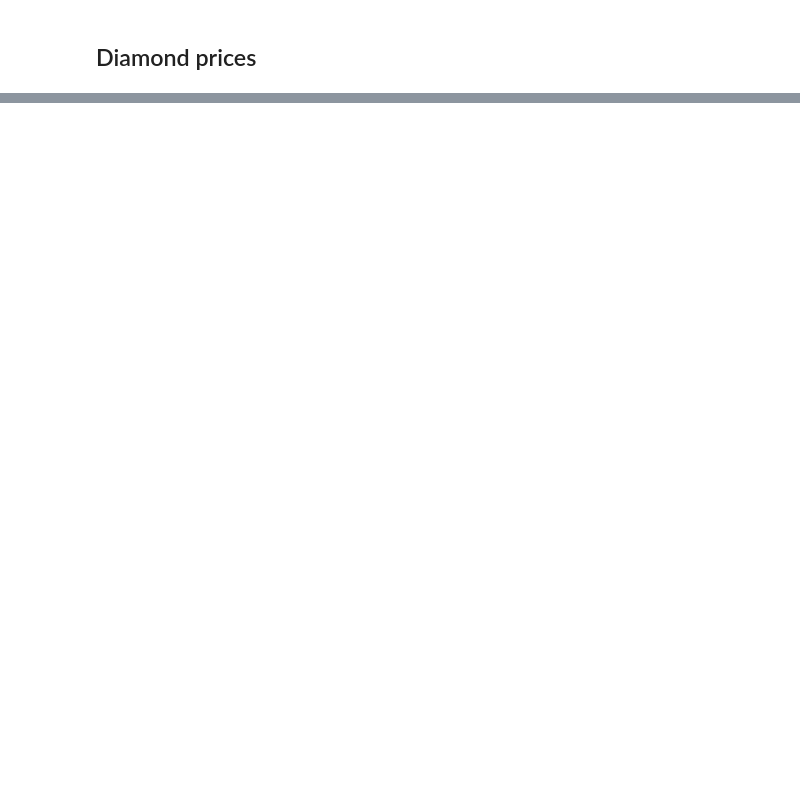
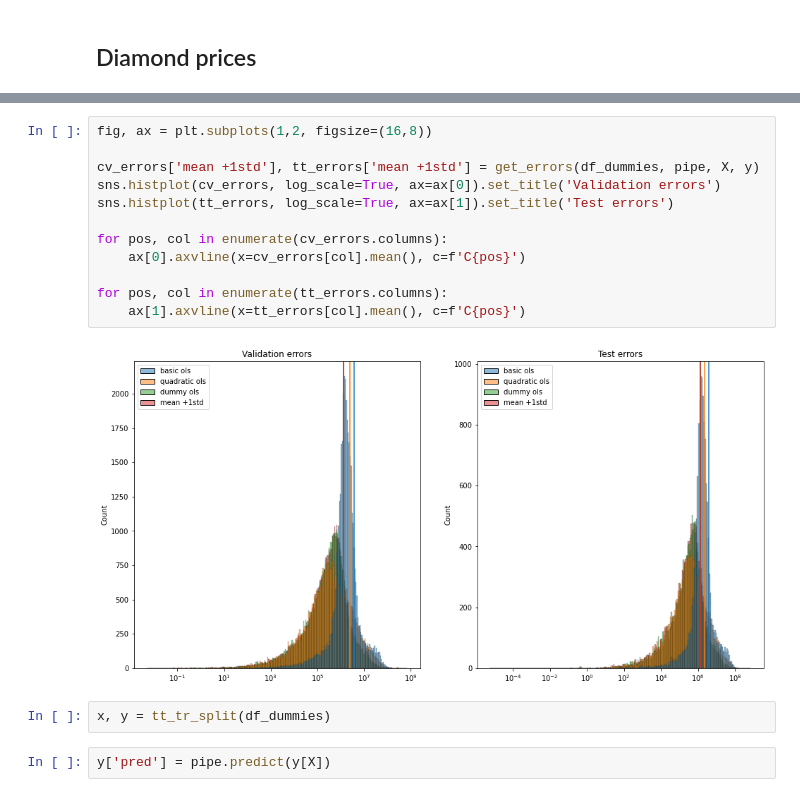
Before and after one commit to MatthewAckman/diamond_prices, a Jupyter notebook: fi_sandbox.ipynb, the cells around one changed output, grey strips where cells are left out. Cells and saved outputs as stored; diff of their text form; blank space fills up the shorter version.

```diff
--- a/fi_sandbox.ipynb
+++ b/fi_sandbox.ipynb
@@ -115,0 +146,18 @@ Text(0.5, 1.0, 'Test errors')
+# %%
+fig, ax = plt.subplots(1,2, figsize=(16,8))
+
+cv_errors['mean +1std'], tt_errors['mean +1std'] = get_errors(df_dummies, pipe, X, y)
+sns.histplot(cv_errors, log_scale=True, ax=ax[0]).set_title('Validation errors')
+sns.histplot(tt_errors, log_scale=True, ax=ax[1]).set_title('Test errors')
+
+for pos, col in enumerate(cv_errors.columns):
+    ax[0].axvline(x=cv_errors[col].mean(), c=f'C{pos}')
+
+for pos, col in enumerate(tt_errors.columns):
+    ax[1].axvline(x=tt_errors[col].mean(), c=f'C{pos}')
+# %% [output]
+[figure, added]
+# %%
+x, y = tt_tr_split(df_dummies)
+# %%
+y['pred'] = pipe.predict(y[X])
```
Also changed, not shown: parts of 10 cells of this notebook, 1 other file.
